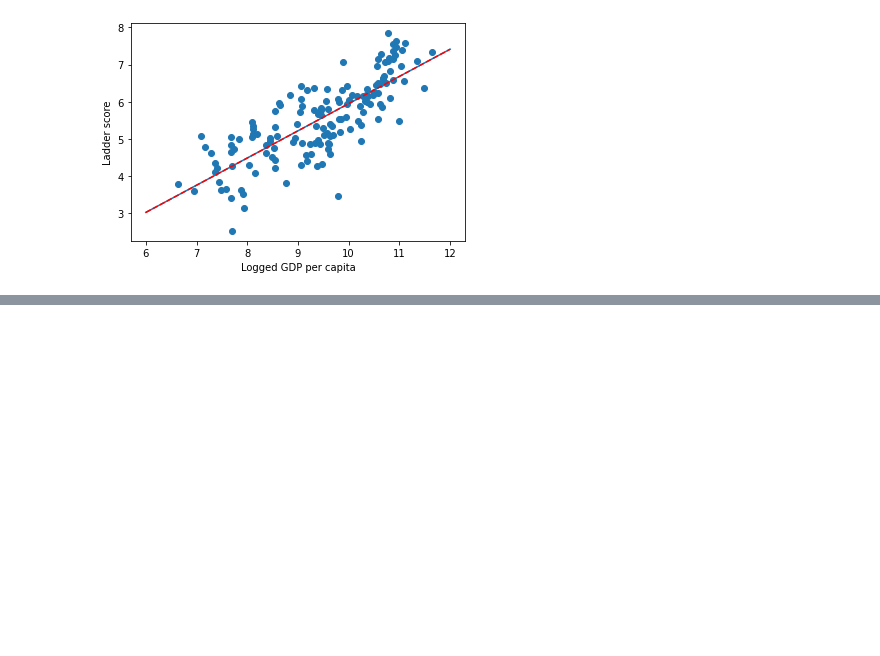
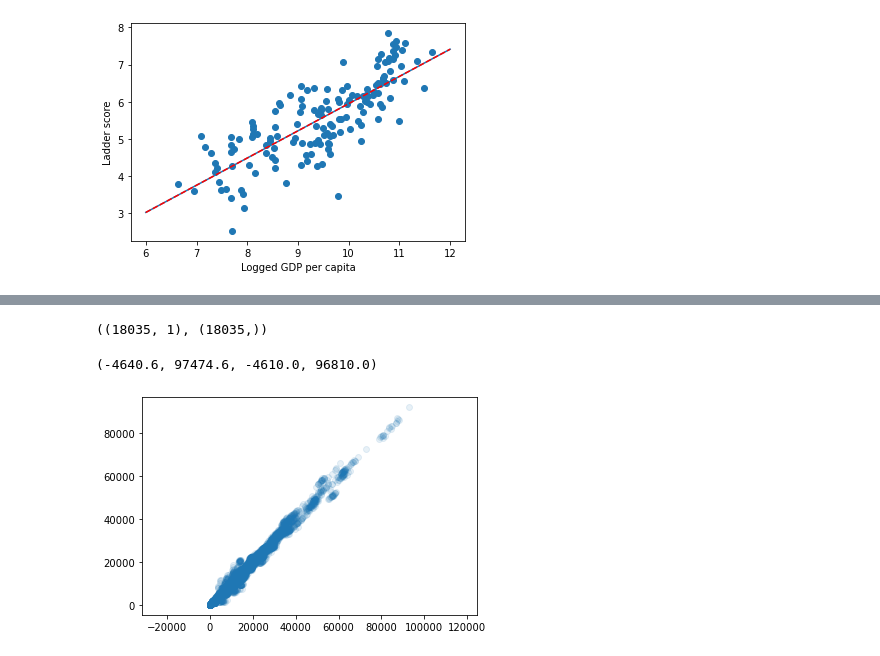
Before and after one commit to Heegu-han/AI, a Jupyter notebook: day_16.ipynb, the cells around one changed output, grey strips where cells are left out. Drawn from its saved outputs; the diff is of its cells as text; code cells hidden in the pictures; blank space fills up the shorter version.

```diff
--- a/day_16.ipynb
+++ b/day_16.ipynb
@@ -73,0 +76,3 @@ plt.plot(xval,yval,'r--')
+# %%
+subway=pd.read_csv('CARD_SUBWAY_MONTH_202106.csv')
+subway.head()
@@ -73,0 +86,13 @@ plt.plot(xval,yval,'r--')
+# %%
+#X=subway['승차총승객수'].values.reshape(-1,1)
+X=subway[['승차총승객수']].values
+y=subway['하차총승객수'].values
+X.shape,y.shape
+# %% [output]
+((18035, 1), (18035,))
+# %%
+plt.scatter(X[:,0],y,alpha=0.1)
+plt.axis('equal')
+# %% [output]
+(-4640.6, 97474.6, -4610.0, 96810.0)
+[figure, added]
```
Also changed, not shown: parts of 2 cells of this notebook.
